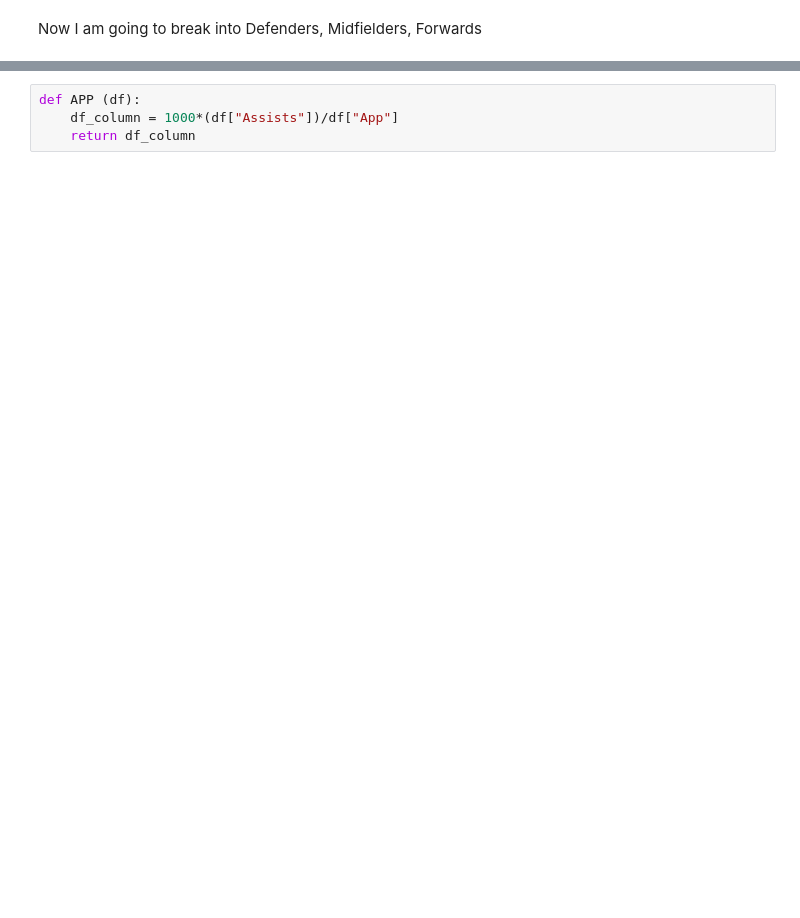
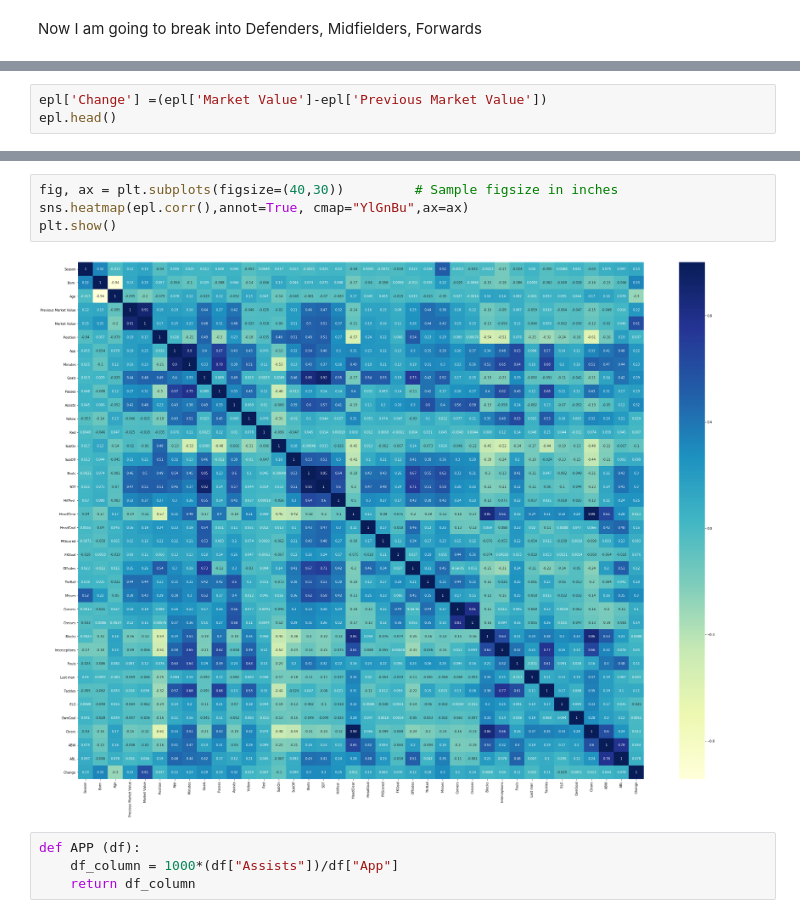
Before and after one commit to Femi-Ogunkola/EPL, a Jupyter notebook: EPL Data Analysis.ipynb, the cells around one changed output, grey strips where cells are left out. Saved outputs shown, nothing was run; the diff lists cells and outputs as text; blank space fills up the shorter version.

```diff
--- a/EPL Data Analysis.ipynb
+++ b/EPL Data Analysis.ipynb
@@ -103,0 +115,3 @@ def drop_columns(df,columns):
+# %%
+epl['Change'] =(epl['Market Value']-epl['Previous Market Value'])
+epl.head()
@@ -104,3 +126,9 @@ def drop_columns(df,columns):
+# %%
+fig, ax = plt.subplots(figsize=(40,30))         # Sample figsize in inches
+sns.heatmap(epl.corr(),annot=True, cmap="YlGnBu",ax=ax)
+plt.show()
+# %% [output]
+[figure, added]
 # %%
 def APP (df):
     df_column = 1000*(df["Assists"])/df["App"]
```
Also changed, not shown: parts of 7 cells of this notebook.
